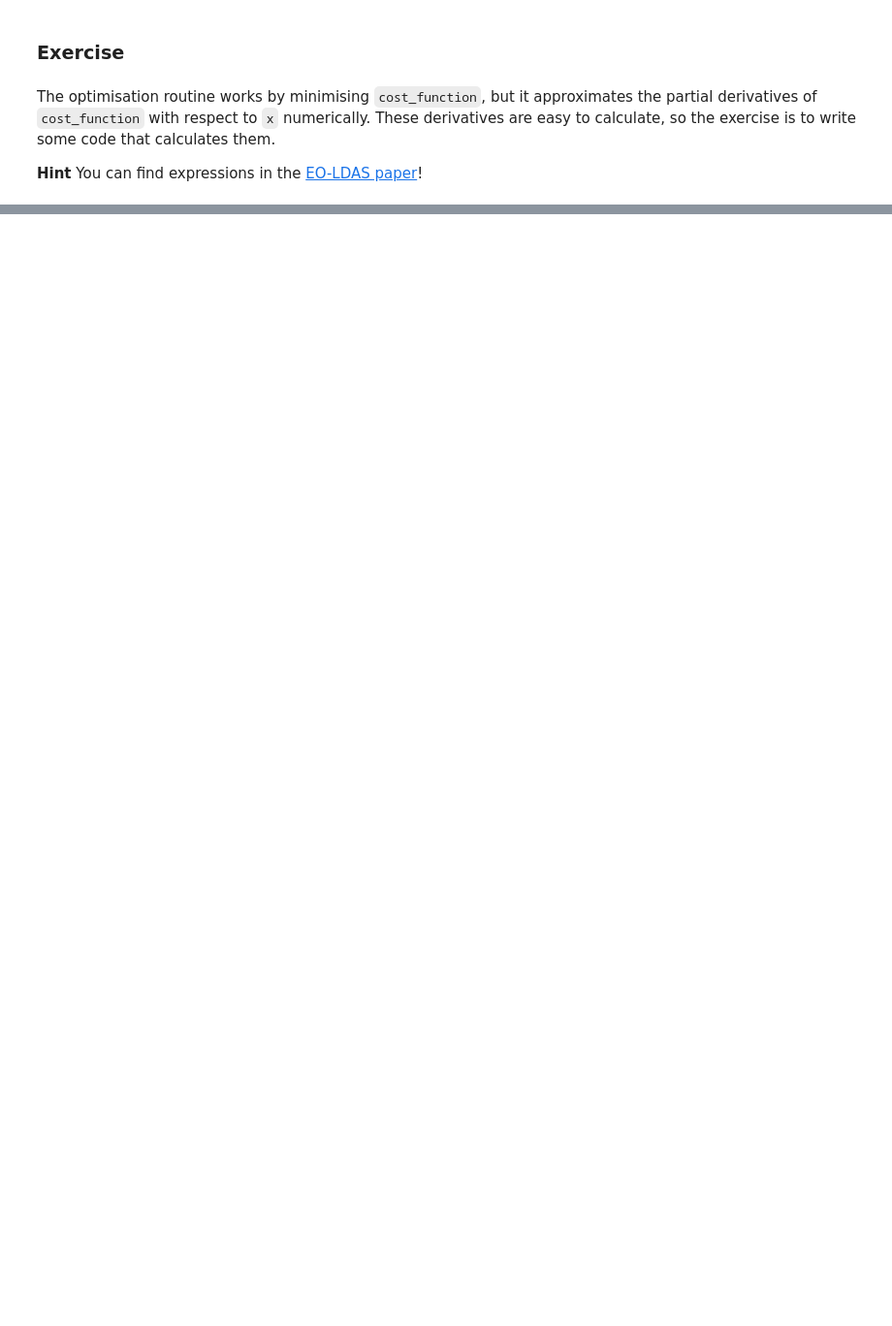
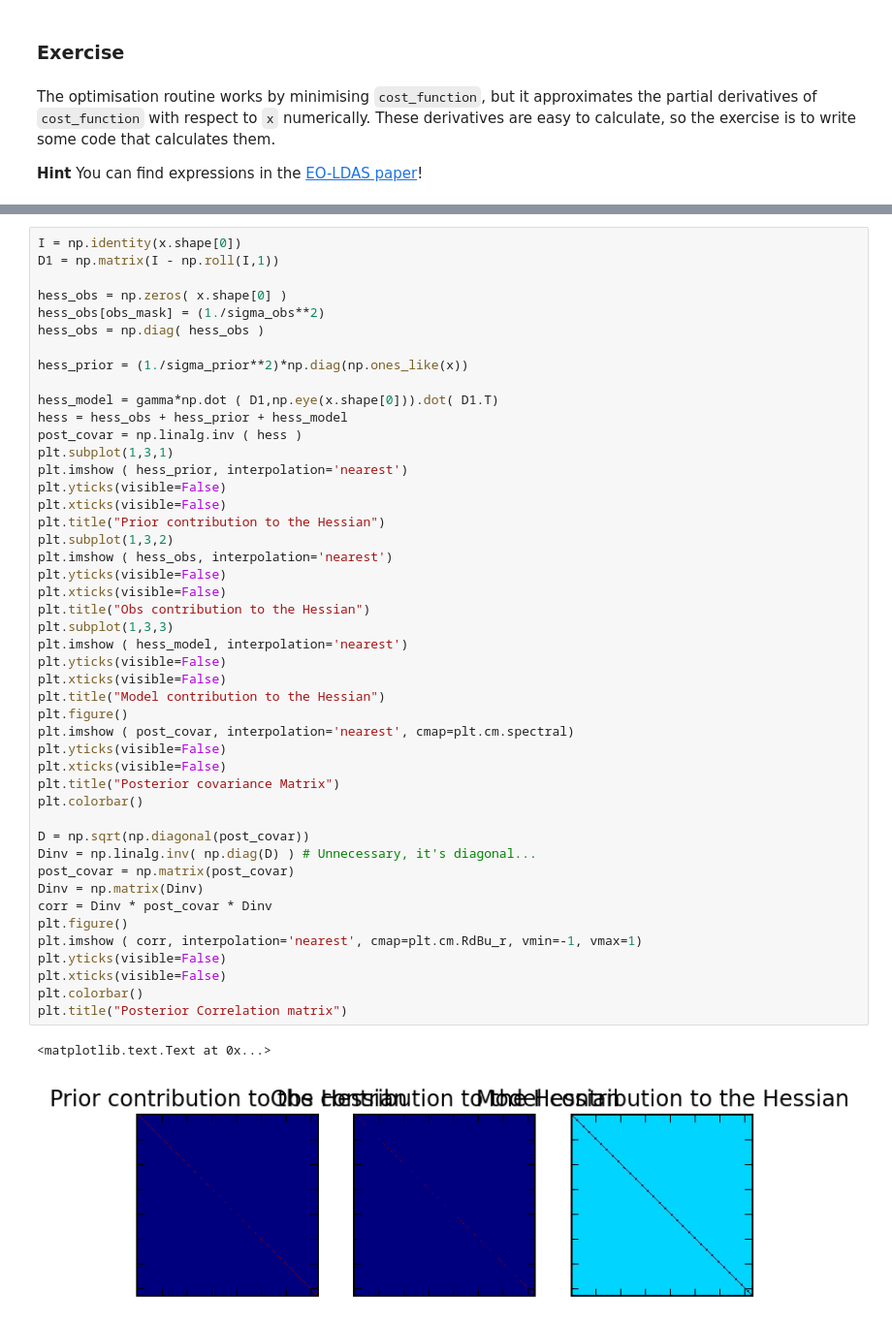
Before and after one commit to maxchernet/toy_eoldas, a Jupyter notebook: NDVI_smoothing.ipynb, the cells around one changed output, grey strips where cells are left out. Shown at 97% size. Drawn from its saved outputs; the diff is of its cells as text; blank space fills up the shorter version.

```diff
--- a/NDVI_smoothing.ipynb
+++ b/NDVI_smoothing.ipynb
@@ -349,0 +432,49 @@ You can find expressions in the [EO-LDAS paper](http://www.sciencedirect.com/sci
+# %%
+I = np.identity(x.shape[0])
+D1 = np.matrix(I - np.roll(I,1))
+
+hess_obs = np.zeros( x.shape[0] )
+hess_obs[obs_mask] = (1./sigma_obs**2)
+hess_obs = np.diag( hess_obs )
+
+hess_prior = (1./sigma_prior**2)*np.diag(np.ones_like(x))
+
+hess_model = gamma*np.dot ( D1,np.eye(x.shape[0])).dot( D1.T)
+hess = hess_obs + hess_prior + hess_model
+post_covar = np.linalg.inv ( hess )
+plt.subplot(1,3,1)
+plt.imshow ( hess_prior, interpolation='nearest')
+plt.yticks(visible=False)
+plt.xticks(visible=False)
+plt.title("Prior contribution to the Hessian")
+plt.subplot(1,3,2)
+plt.imshow ( hess_obs, interpolation='nearest')
+plt.yticks(visible=False)
+plt.xticks(visible=False)
+plt.title("Obs contribution to the Hessian")
+plt.subplot(1,3,3)
+plt.imshow ( hess_model, interpolation='nearest')
+plt.yticks(visible=False)
+plt.xticks(visible=False)
+plt.title("Model contribution to the Hessian")
+plt.figure()
+plt.imshow ( post_covar, interpolation='nearest', cmap=plt.cm.spectral)
+plt.yticks(visible=False)
+plt.xticks(visible=False)
+plt.title("Posterior covariance Matrix")
+plt.colorbar()
+
+D = np.sqrt(np.diagonal(post_covar))
+Dinv = np.linalg.inv( np.diag(D) ) # Unnecessary, it's diagonal...
+post_covar = np.matrix(post_covar)
+Dinv = np.matrix(Dinv)
+corr = Dinv * post_covar * Dinv
+plt.figure()
+plt.imshow ( corr, interpolation='nearest', cmap=plt.cm.RdBu_r, vmin=-1, vmax=1)
+plt.yticks(visible=False)
+plt.xticks(visible=False)
+plt.colorbar()
+plt.title("Posterior Correlation matrix")
+# %% [output]
+<matplotlib.text.Text at 0x...>
+[figure, added]
```
Also changed, not shown: parts of 16 cells of this notebook.
